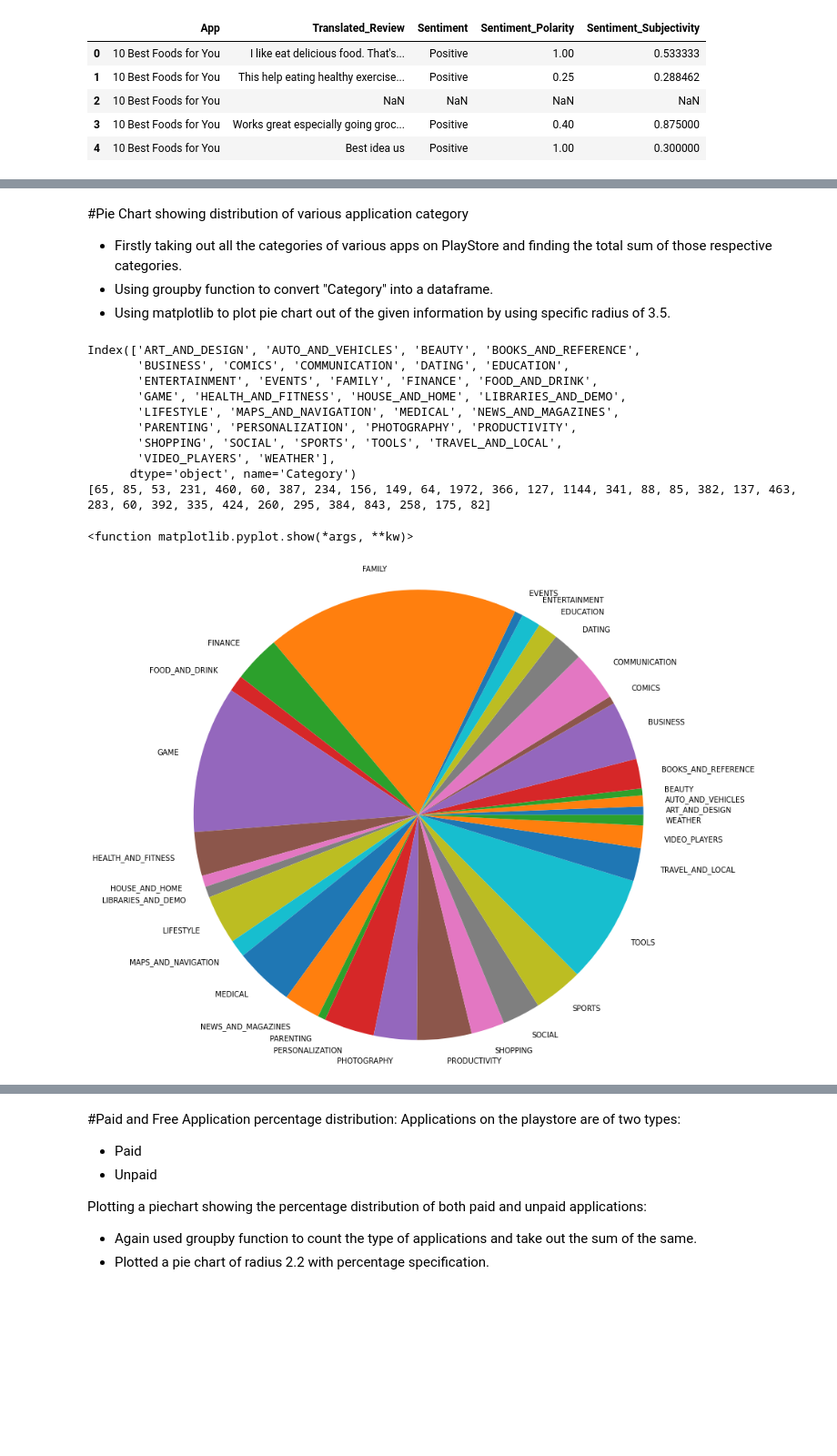
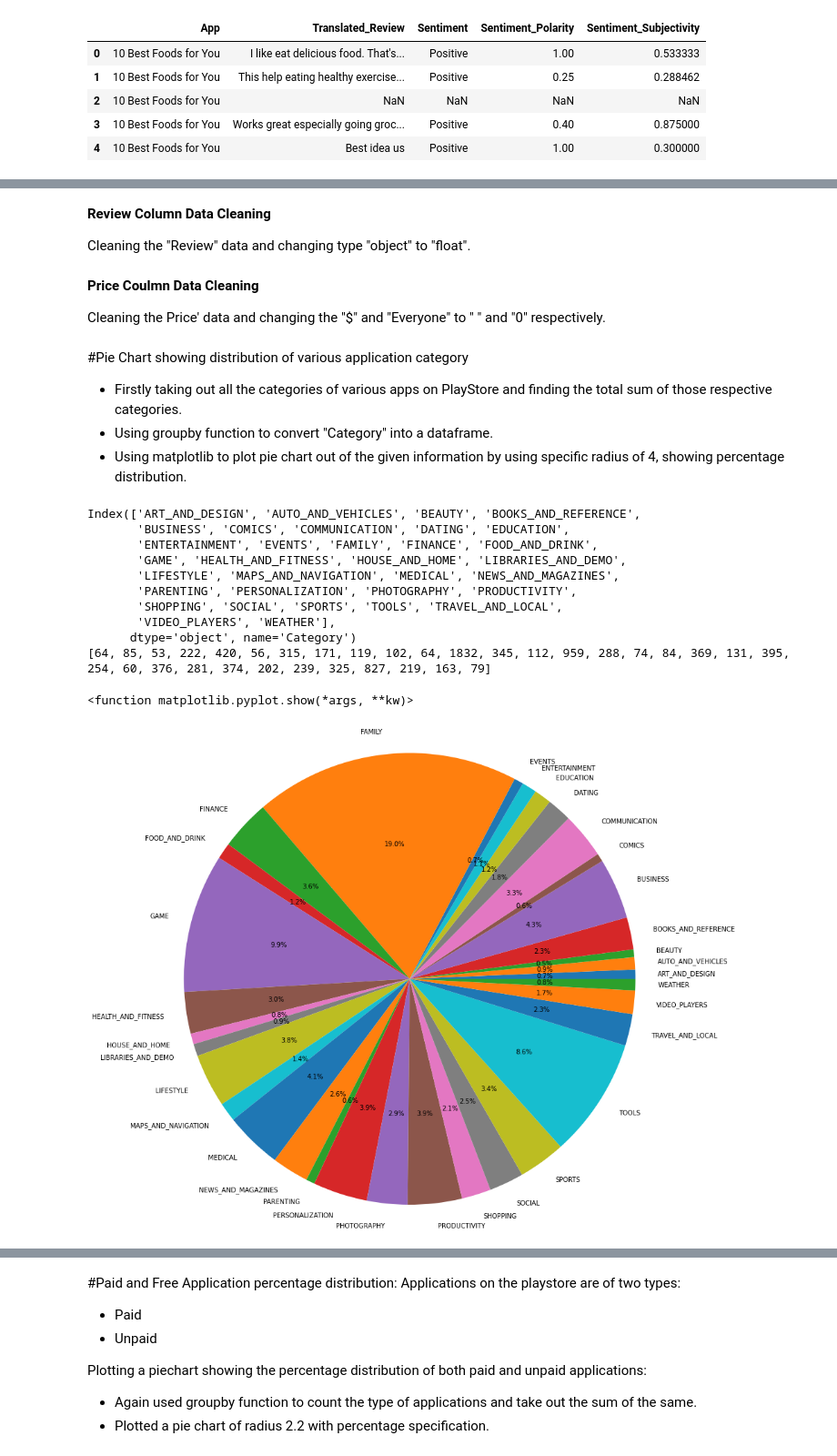
Before and after one commit to AditiBhattacharya11/PlayStore-Review-Analysis-EDA, a Jupyter notebook: Play_Store_App_Review_Analysis_EDA_Capstone_Project.ipynb, the cells around one changed output, grey strips where cells are left out. Shown at 91% size. Saved outputs shown, nothing was run; the diff lists cells and outputs as text; code cells hidden in the pictures; blank space fills up the shorter version.

```diff
--- a/Play_Store_App_Review_Analysis_EDA_Capstone_Project.ipynb
+++ b/Play_Store_App_Review_Analysis_EDA_Capstone_Project.ipynb
@@ -254,0 +237,2 @@ dtype: int64
+# %%
+playstoredf.drop_duplicates(subset=['App'], inplace=True)
@@ -257,9 +253,8 @@ Converting install counts to numerical values by removing 'Free' value, "+" andd
 # %%
-installs_list = [i for i in mergeddf['Installs']]
-
+installs_list = [i for i in playstoredf['Installs']]
 install_count = []
 for install in installs_list:
-    if 'Free' in install:
+    if 'Free'== install:
         install='0'
     if '0'==install:
         install='0'
@@ -270,6 +265,5 @@ for install in installs_list:
     install = int(install)
     install_count.append(install)
 
-
-mergeddf['Installs_Count'] = install_count
-mergeddf['Installs_Count'] = mergeddf['Installs_Count'].astype(float)
+playstoredf['Installs_Count'] = install_count
+playstoredf['Installs_Count'] = playstoredf['Installs_Count'].astype(float)
@@ -356,28 +270,63 @@ modifieddf.dropna()
+# %% [markdown]
+**Review Column Data Cleaning**
+
+Cleaning the "Review" data and changing type "object" to "float".
+# %%
+reviews_list = [i for i in playstoredf['Reviews']]
+
+
+cleaned_data = []
+for review in reviews_list:
+    if 'M' in review:
+        review = review.replace('M', '')
+        review = float(review) * 1000000  # 1M = 1,000,000
+    cleaned_data.append(review)
+
+playstoredf['Clean_Reviews'] = cleaned_data
+playstoredf['Clean_Reviews'] =playstoredf['Clean_Reviews'].astype(float)
+# %% [markdown]
+**Price Coulmn Data Cleaning**
+
+Cleaning the Price' data and changing the "$" and "Everyone" to " " and "0" respectively.
+# %%
+prices_list = [i for i in playstoredf['Price']]
+
+cleaned_data = []
+for price in prices_list:
+    if '$' in price:
+      price = price.replace('$', '')
+    if price=='Everyone':
+      price='0'
+    cleaned_data.append(price)
+
+playstoredf['Price_Updated'] = cleaned_data
+playstoredf['Price_Updated'] = playstoredf['Price_Updated'].astype(float)
 # %% [markdown]
 
 #Pie Chart showing distribution of various application category
 * Firstly taking out all the categories of various apps on PlayStore and finding the total sum of those respective categories.
 * Using groupby function to convert "Category" into a dataframe.
-* Using matplotlib to plot pie chart out of the given information by using specific radius of 3.5.
+* Using matplotlib to plot pie chart out of the given information by using specific radius of 4, showing percentage distribution.
 # %%
-categorydf= modifieddf.groupby(['Category'])['Category'].count()
+categorydf= playstoredf.groupby(['Category'])['Category'].count()
 categorydf
 labels=categorydf.index[1:]
 print(labels)
 values=categorydf.tolist()[1:]
 print(values)
-plt.pie(values, labels =labels, radius=3.5)
+plt.pie(values, labels =labels, radius=4,autopct='%1.1f%%')
+plt.xticks(rotation=90)
 plt.show
 # %% [output]
 Index(['ART_AND_DESIGN', 'AUTO_AND_VEHICLES', 'BEAUTY', 'BOOKS_AND_REFERENCE',
        'BUSINESS', 'COMICS', 'COMMUNICATION', 'DATING', 'EDUCATION',
        'ENTERTAINMENT', 'EVENTS', 'FAMILY', 'FINANCE', 'FOOD_AND_DRINK',
        'GAME', 'HEALTH_AND_FITNESS', 'HOUSE_AND_HOME', 'LIBRARIES_AND_DEMO',
        'LIFESTYLE', 'MAPS_AND_NAVIGATION', 'MEDICAL', 'NEWS_AND_MAGAZINES',
        'PARENTING', 'PERSONALIZATION', 'PHOTOGRAPHY', 'PRODUCTIVITY',
        'SHOPPING', 'SOCIAL', 'SPORTS', 'TOOLS', 'TRAVEL_AND_LOCAL',
        'VIDEO_PLAYERS', 'WEATHER'],
       dtype='object', name='Category')
-[65, 85, 53, 231, 460, 60, 387, 234, 156, 149, 64, 1972, 366, 127, 1144, 341, 88, 85, 382, 137, 463, 283, 60, 392, 335, 424, 260, 295, 384, 843, 258, 175, 82]
+[64, 85, 53, 222, 420, 56, 315, 171, 119, 102, 64, 1832, 345, 112, 959, 288, 74, 84, 369, 131, 395, 254, 60, 376, 281, 374, 202, 239, 325, 827, 219, 163, 79]
 <function matplotlib.pyplot.show(*args, **kw)>
-[figure, old version]
+[figure, new version]
```
Also changed, not shown: parts of 33 cells of this notebook.
